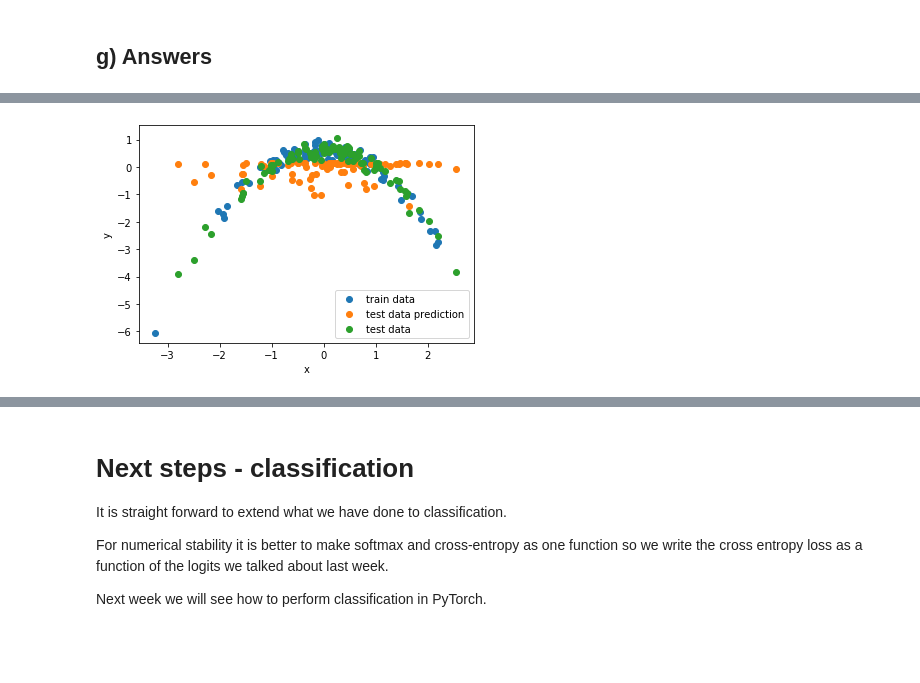
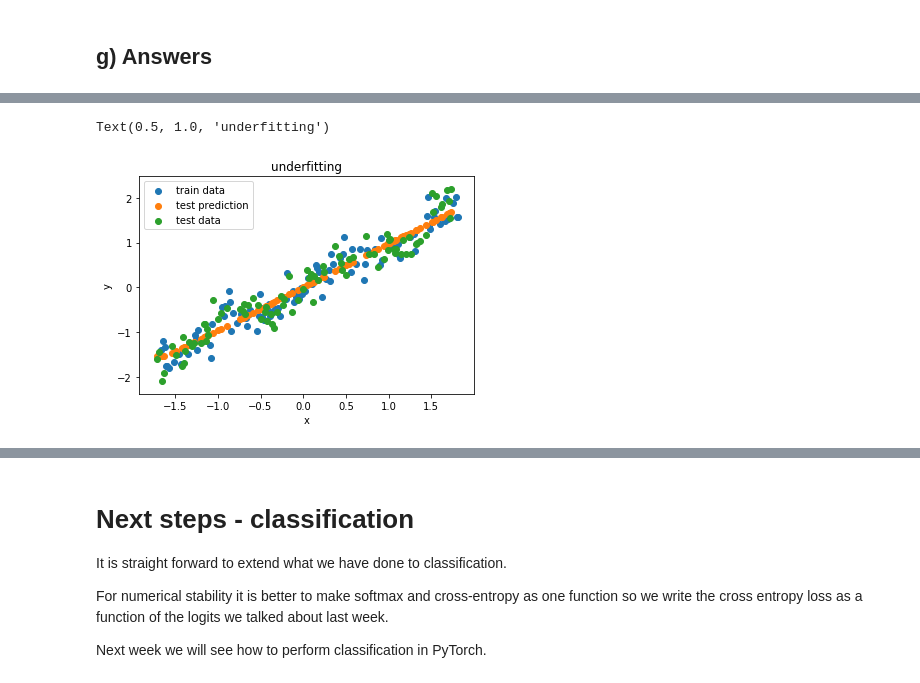
Before and after one commit to LukaAvbreht/02456-deep-learning-with-PyTorch, a Jupyter notebook: 2_Feedforward_NumPy/2.1-FNN-NumPy.ipynb, the cells around one changed output, grey strips where cells are left out. Cells and saved outputs as stored; diff of their text form; code cells hidden in the pictures; blank space fills up the shorter version.

```diff
--- a/2_Feedforward_NumPy/2.1-FNN-NumPy.ipynb
+++ b/2_Feedforward_NumPy/2.1-FNN-NumPy.ipynb
@@ -865,37 +865,18 @@ _Insert written answer here._
 # %% [markdown]
 ## g) Answers
 # %%
-# Under fitting
-D1 = False
+# underfitting
+D1 = True
 x_train_3d, y_train_3d,  x_validation_3d, y_validation_3d, x_test_3d, y_test_3d = data_generator(noise=0.5, D1=D1)
 
-# Initialize an arbitrary neural network
-#L  = [3, 16, 1]
-L  = [3, 4, 1]
+L  = [1, 2, 1]
 NN = init_NN(L)
-#NN = init_NN_glorot(L, uniform=True)
-#NN = init_NN_he_ReLU(L, uniform=True)
 
 ACT_F = [ReLU, Linear]
 #ACT_F = [Tanh, Linear]
 
-# Recommended hyper-parameters for 1-D:
-# L  = [1, 8, 1]
-# EPOCHS = 10000
-# BATCH_SIZE = 128
-# LEARN_R = 2.5e-1 for Tanh and LEARN_R = 1e-1 for ReLU
-
-# Recommended hyper-parameters for 3-D:
-# L  = [3, 16, 1]
-# EPOCHS = 10000
-# BATCH_SIZE = 128
-# LEARN_R = 5e-2 for ReLU and LEARN_R = 1e-1 for Tanh
-
-### Notice that, when we switch from tanh to relu activation, we decrease the learning rate. This is due the stability of the gradients
-## of the activation functions.
-
 # Initialize training hyperparameters
-EPOCHS = 20000
+EPOCHS = 50000
 BATCH_SIZE = 128
 LEARN_R = 1e-1
 
@@ -976,18 +957,22 @@ Test loss:  0.510
 # %%
+
 if D1:
     plt.scatter(x_train_3d[:,0], y_train_3d, label="train data");
     plt.scatter(x_test_3d[:,0], units[-1], label="test prediction");
     plt.scatter(x_test_3d[:,0], y_test_3d, label="test data");
     plt.legend();
     plt.xlabel("x");
     plt.ylabel("y");
 else:
     plt.scatter(x_train_3d[:,1], y_train_3d, label="train data");
     plt.scatter(x_test_3d[:,1], units[-1], label="test data prediction");
     plt.scatter(x_test_3d[:,1], y_test_3d, label="test data");
     plt.legend();
     plt.xlabel("x");
     plt.ylabel("y");
+
+plt.title("underfitting")
 # %% [output]
+Text(0.5, 1.0, 'underfitting')
-[figure, old version]
+[figure, new version]
 # %%
```
Also changed, not shown: parts of 20 cells of this notebook.
